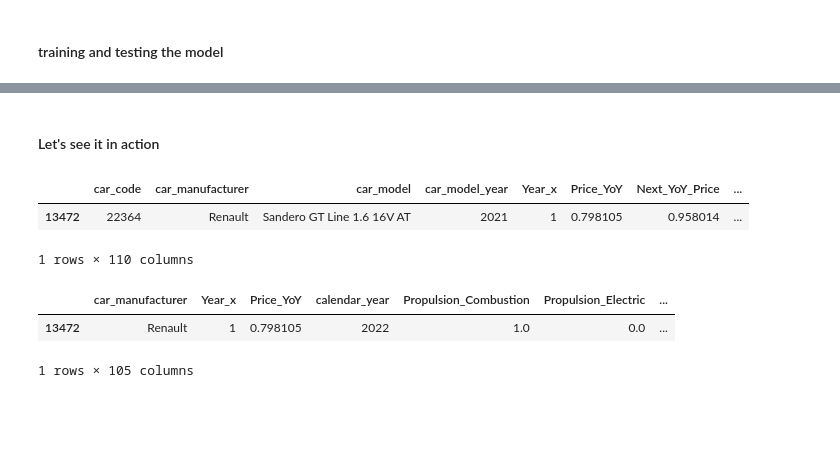
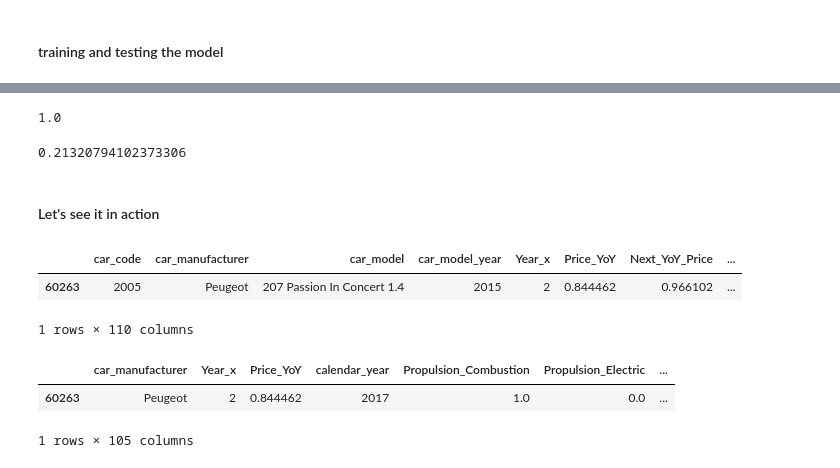
Before and after one commit to marcnaweb/car_recommendation_engine, a Jupyter notebook: notebooks/marc_price_model_v1a.ipynb, the cells around one changed output, grey strips where cells are left out. Drawn from its saved outputs; the diff is of its cells as text; code cells hidden in the pictures; blank space fills up the shorter version.

```diff
--- a/notebooks/marc_price_model_v1a.ipynb
+++ b/notebooks/marc_price_model_v1a.ipynb
@@ -215,6 +215,8 @@ features_df = pd.read_csv('/home/marcnaweb/code/marcnaweb/car_recommendation_eng
 ### Merging the data frames
 # %%
 merged_df = price_df.merge(features_df, left_on="car_code", right_on="car_code", how="left")
+# %%
+merged_df.rename(columns=lambda x: x.strip(), inplace=True)
 # %%
 merged_df[merged_df.index == 87887 ]
 # %% [output]
@@ -256,0 +245,4 @@ Index(['car_manufacturer', 'Year_x', 'Price_YoY', 'calendar_year',
+# %%
+X.columns
+pd.options.display.max_rows = 500
+columns = pd.DataFrame(  X.columns)
@@ -302,0 +379,4 @@ model.score(X_test_transformed,y_test)
+# %%
+xgb_reg.score(X_test,  xgb_reg.predict(X_test) )
+# %% [output]
+1.0
@@ -303,12 +387,16 @@ model.score(X_test_transformed,y_test)
+# %%
+mean_squared_error(y_test, y_pred) ** (0.5)
+# %% [output]
+0.21320794102373306
 # %% [markdown]
 #### Let's see it in action
 # %%
-car = merged_df[merged_df["car_model_year"] == 2021 ] [merged_df["calendar_year"] == 2022]#[merged_df.index == 23575 ]
-car = merged_df[merged_df.index == 13472 ]
+car = merged_df[merged_df["car_model_year"] == 2015 ] [merged_df["calendar_year"] == 2017]#[merged_df.index == 23575 ]
+car = merged_df[merged_df.index == 60263 ]
 car
 # %% [output]
 |  | car_code | car_manufacturer | car_model | car_model_year | Year_x | Price_YoY | Next_YoY_Price | ... |
-| 13472 | 22364 | Renault | Sandero GT Line 1.6 16V AT | 2021 | 1 | 0.798105 | 0.958014 | ... |
+| 60263 | 2005 | Peugeot | 207 Passion In Concert 1.4 | 2015 | 2 | 0.844462 | 0.966102 | ... |
 1 rows × 110 columns
 # %%
 car = car.drop( columns=['car_code' , 'car_model_year',  'Next_YoY_Price', 'Next_YoY_Pr_Pred',
@@ -322,7 +410,7 @@ car.drop(columns="car_model", inplace=True)
 car
 # %% [output]
 |  | car_manufacturer | Year_x | Price_YoY | calendar_year | Propulsion_Combustion | Propulsion_Electric | ... |
-| 13472 | Renault | 1 | 0.798105 | 2022 | 1.0 | 0.0 | ... |
+| 60263 | Peugeot | 2 | 0.844462 | 2017 | 1.0 | 0.0 | ... |
 1 rows × 105 columns
 # %%
 car_transformed = preprocessor.transform(car)
```
Also changed, not shown: parts of 17 cells of this notebook.
